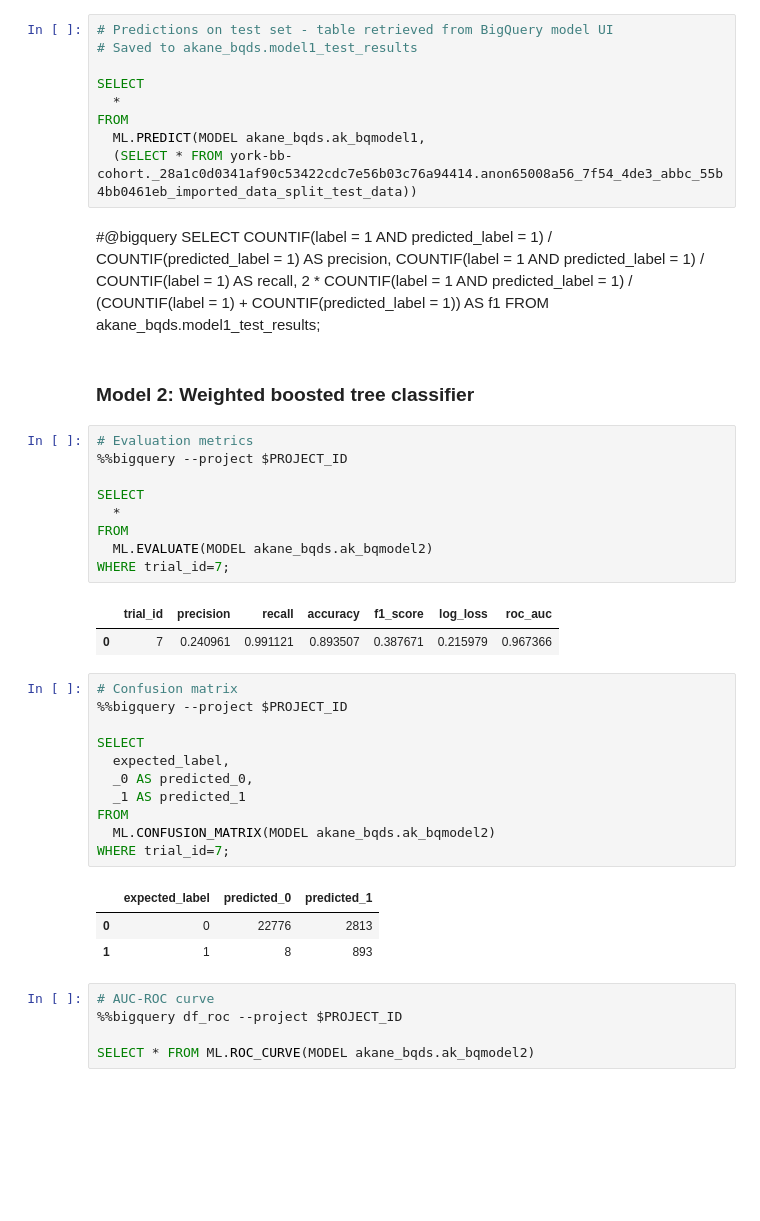
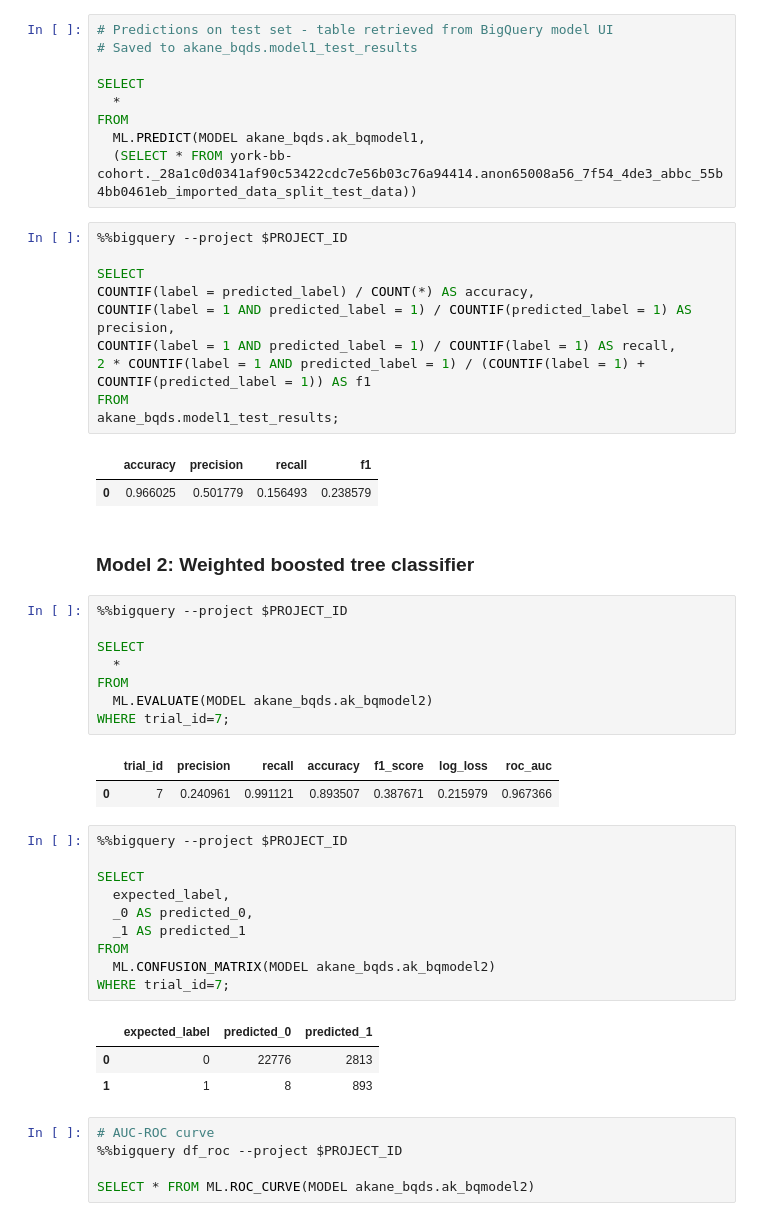
Before and after one commit to York-Solutions-B2E/andrew-kane-aml-capstone, a Jupyter notebook: eval.ipynb, the cells around one changed output. Saved outputs shown, nothing was run; the diff lists cells and outputs as text; blank space fills up the shorter version.

```diff
--- a/eval.ipynb
+++ b/eval.ipynb
@@ -68,18 +68,22 @@ SELECT
 FROM
   ML.PREDICT(MODEL akane_bqds.ak_bqmodel1,
   (SELECT * FROM york-bb-cohort._28a1c0d0341af90c53422cdc7e56b03c76a94414.anon65008a56_7f54_4de3_abbc_55b4bb0461eb_imported_data_split_test_data))
-# %% [markdown]
-#@bigquery
-SELECT
-COUNTIF(label = 1 AND predicted_label = 1) / COUNTIF(predicted_label = 1) AS precision,
-COUNTIF(label = 1 AND predicted_label = 1) / COUNTIF(label = 1) AS recall,
-2 * COUNTIF(label = 1 AND predicted_label = 1) / (COUNTIF(label = 1) + COUNTIF(predicted_label = 1)) AS f1
-FROM
-akane_bqds.model1_test_results;
+# %%
+%%bigquery --project $PROJECT_ID
+
+SELECT
+COUNTIF(label = predicted_label) / COUNT(*) AS accuracy,
+COUNTIF(label = 1 AND predicted_label = 1) / COUNTIF(predicted_label = 1) AS precision,
+COUNTIF(label = 1 AND predicted_label = 1) / COUNTIF(label = 1) AS recall,
+2 * COUNTIF(label = 1 AND predicted_label = 1) / (COUNTIF(label = 1) + COUNTIF(predicted_label = 1)) AS f1
+FROM
+akane_bqds.model1_test_results;
+# %% [output]
+|  | accuracy | precision | recall | f1 |
+| 0 | 0.966025 | 0.501779 | 0.156493 | 0.238579 |
 # %% [markdown]
 ### Model 2: Weighted boosted tree classifier
 # %%
-# Evaluation metrics
 %%bigquery --project $PROJECT_ID
 
 SELECT
@@ -91,7 +95,6 @@ WHERE trial_id=7;
 |  | trial_id | precision | recall | accuracy | f1_score | log_loss | roc_auc |
 | 0 | 7 | 0.240961 | 0.991121 | 0.893507 | 0.387671 | 0.215979 | 0.967366 |
 # %%
-# Confusion matrix
 %%bigquery --project $PROJECT_ID
 
 SELECT
```
Also changed, not shown: parts of 11 cells of this notebook, 6 other files.
